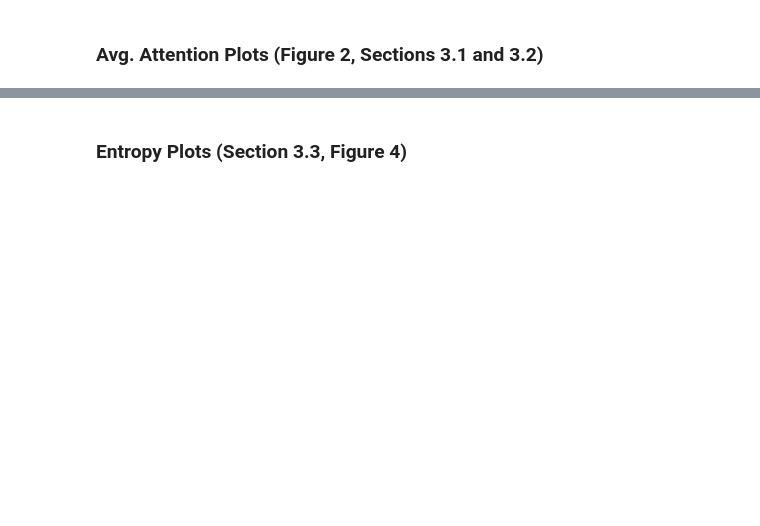
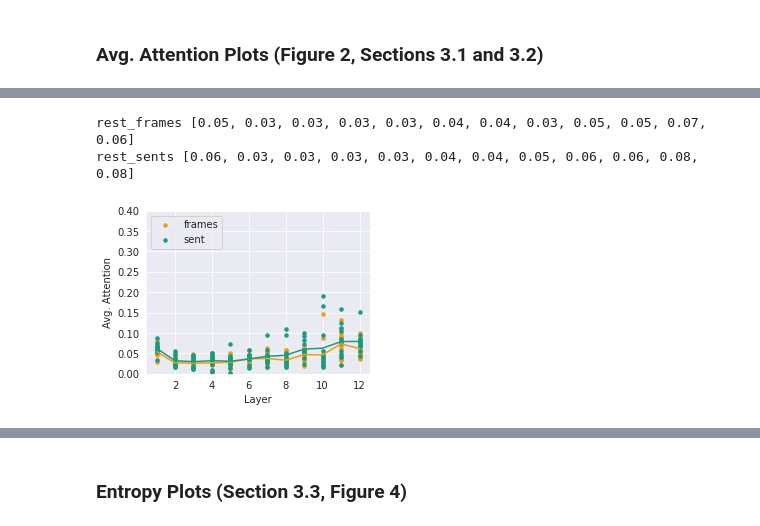
Before and after one commit to nicolay-r/attention-analysis, a Jupyter notebook: General_Analysis.ipynb, the cells around one changed output, grey strips where cells are left out. Saved outputs shown, nothing was run; the diff lists cells and outputs as text; code cells hidden in the pictures; blank space fills up the shorter version.

```diff
--- a/General_Analysis.ipynb
+++ b/General_Analysis.ipynb
@@ -420,0 +416,19 @@ plt.show()
+# %%
+plt.figure(figsize=(4, 3))
+ax = plt.subplot(1, 1, 1)
+ax.set_ylim([0, 0.4])
+for key, color, label in [
+    # ("rest_sep", BLUE, "[SEP]"),
+    # ("rest_so", RED, "[S/O]"),
+    ("rest_frames", ORANGE, "frames"),
+    # ("rest_e", ORANGE, "entities"),
+    ("rest_sents", SEA, "sent"),
+    # ("rest_preps", SEA, "preps"),
+    # ("rest_conjs", PURPLE, "conjs")
+]:
+  add_line(key, ax, color, label)
+plt.show()
+# %% [output]
+rest_frames [0.05, 0.03, 0.03, 0.03, 0.03, 0.04, 0.04, 0.03, 0.05, 0.05, 0.07, 0.06]
+rest_sents [0.06, 0.03, 0.03, 0.03, 0.03, 0.04, 0.04, 0.05, 0.06, 0.06, 0.08, 0.08]
+[figure, added]
```
Also changed, not shown: parts of 13 cells of this notebook, 3 other files.
